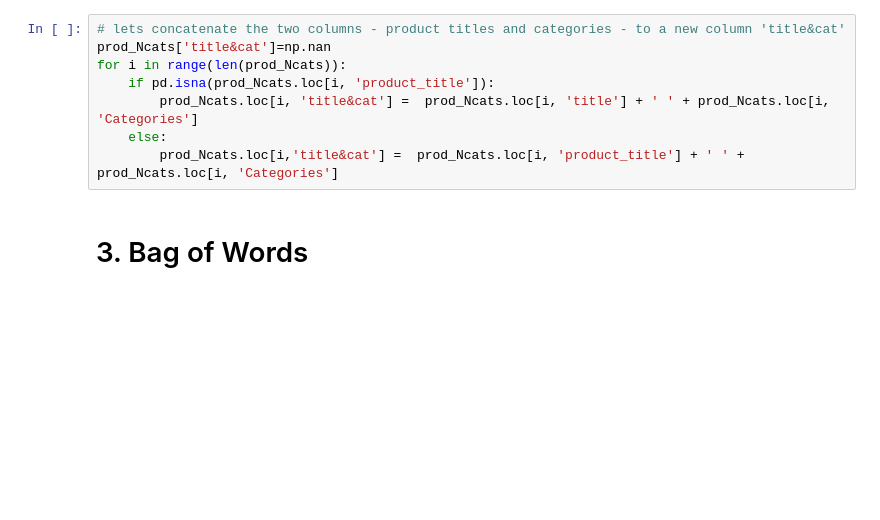
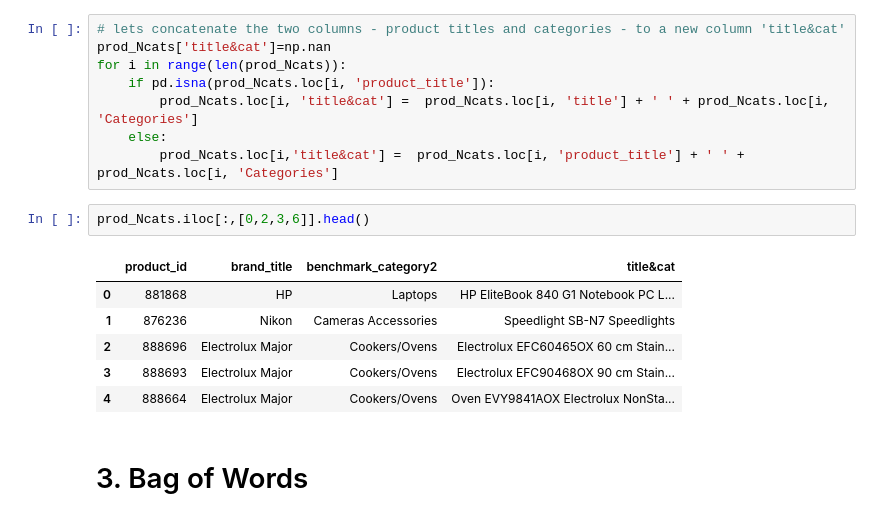
Before and after one commit to danyzix/Product-Categorisation, a Jupyter notebook: Flix_products/NLP_Coursework.ipynb, the cells around one changed output. Cells and saved outputs as stored; diff of their text form; blank space fills up the shorter version.

```diff
--- a/Flix_products/NLP_Coursework.ipynb
+++ b/Flix_products/NLP_Coursework.ipynb
@@ -166,6 +166,15 @@ for i in range(len(prod_Ncats)):
         prod_Ncats.loc[i, 'title&cat'] =  prod_Ncats.loc[i, 'title'] + ' ' + prod_Ncats.loc[i, 'Categories']
     else:
         prod_Ncats.loc[i,'title&cat'] =  prod_Ncats.loc[i, 'product_title'] + ' ' + prod_Ncats.loc[i, 'Categories']
+# %%
+prod_Ncats.iloc[:,[0,2,3,6]].head()
+# %% [output]
+|  | product_id | brand_title | benchmark_category2 | title&cat |
+| 0 | 881868 | HP | Laptops | HP EliteBook 840 G1 Notebook PC L... |
+| 1 | 876236 | Nikon | Cameras Accessories | Speedlight SB-N7 Speedlights |
+| 2 | 888696 | Electrolux Major | Cookers/Ovens | Electrolux EFC60465OX 60 cm Stain... |
+| 3 | 888693 | Electrolux Major | Cookers/Ovens | Electrolux EFC90468OX 90 cm Stain... |
+| 4 | 888664 | Electrolux Major | Cookers/Ovens | Oven EVY9841AOX Electrolux NonSta... |
 # %% [markdown]
 # 3. Bag of Words
 # %% [markdown]
```
Also changed, not shown: parts of 28 cells of this notebook, 1 other file.
